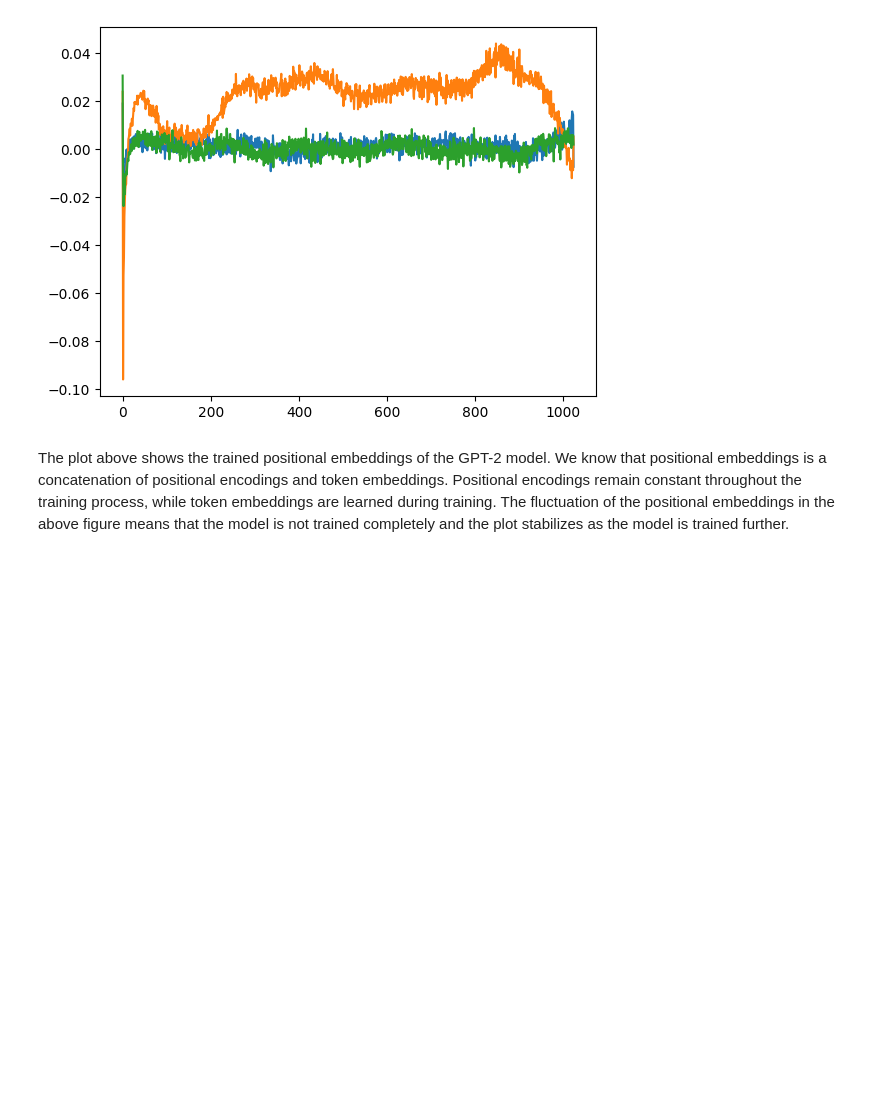
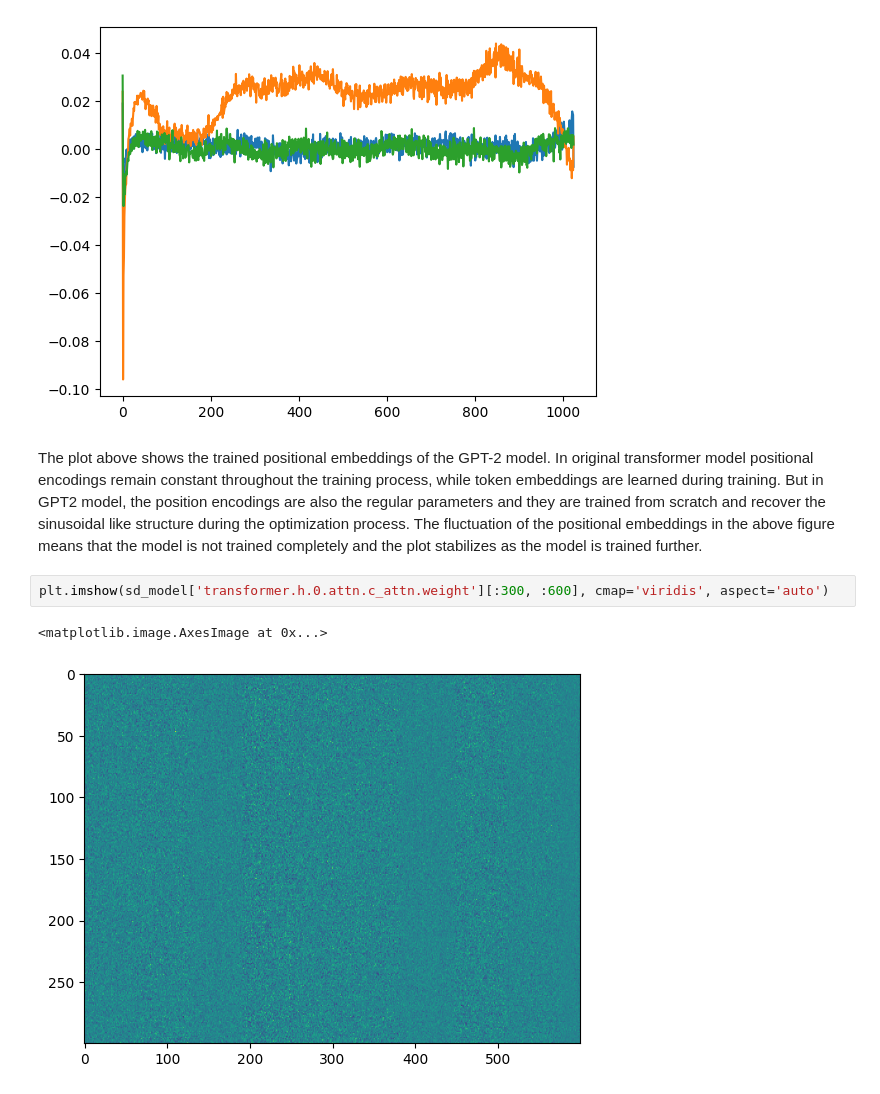
Before and after one commit to ThinamXx/build-GPT, a Jupyter notebook: notebooks/gpt.ipynb, the cells around one changed output. Drawn from its saved outputs; the diff is of its cells as text; blank space fills up the shorter version.

```diff
--- a/notebooks/gpt.ipynb
+++ b/notebooks/gpt.ipynb
@@ -60,4 +60,9 @@ plt.plot(sd_model['transformer.wpe.weight'][:,500])
 [<matplotlib.lines.Line2D at 0x...>]
 [figure]
 # %% [markdown]
-The plot above shows the trained positional embeddings of the GPT-2 model. We know that positional embeddings is a concatenation of positional encodings and token embeddings. Positional encodings remain constant throughout the training process, while token embeddings are learned during training. The fluctuation of the positional embeddings in the above figure means that the model is not trained completely and the plot stabilizes as the model is trained further.
+The plot above shows the trained positional embeddings of the GPT-2 model. In original transformer model positional encodings remain constant throughout the training process, while token embeddings are learned during training. But in GPT2 model, the position encodings are also the regular parameters and they are trained from scratch and recover the sinusoidal like structure during the optimization process. The fluctuation of the positional embeddings in the above figure means that the model is not trained completely and the plot stabilizes as the model is trained further.
+# %%
+plt.imshow(sd_model['transformer.h.0.attn.c_attn.weight'][:300, :600], cmap='viridis', aspect='auto')
+# %% [output]
+<matplotlib.image.AxesImage at 0x...>
+[figure, added]
```
Also changed, not shown: parts of 1 cell of this notebook, 3 other files.
